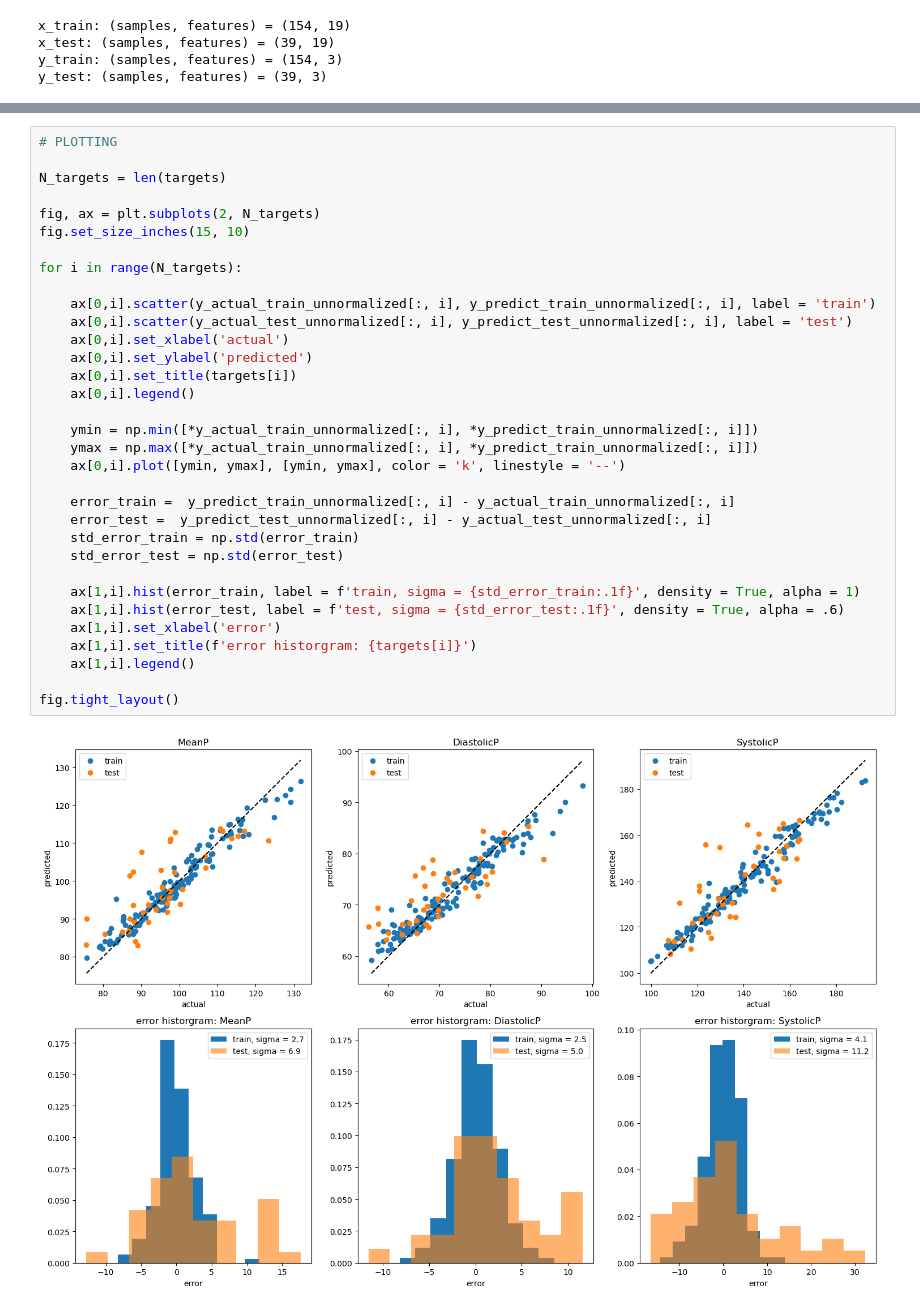
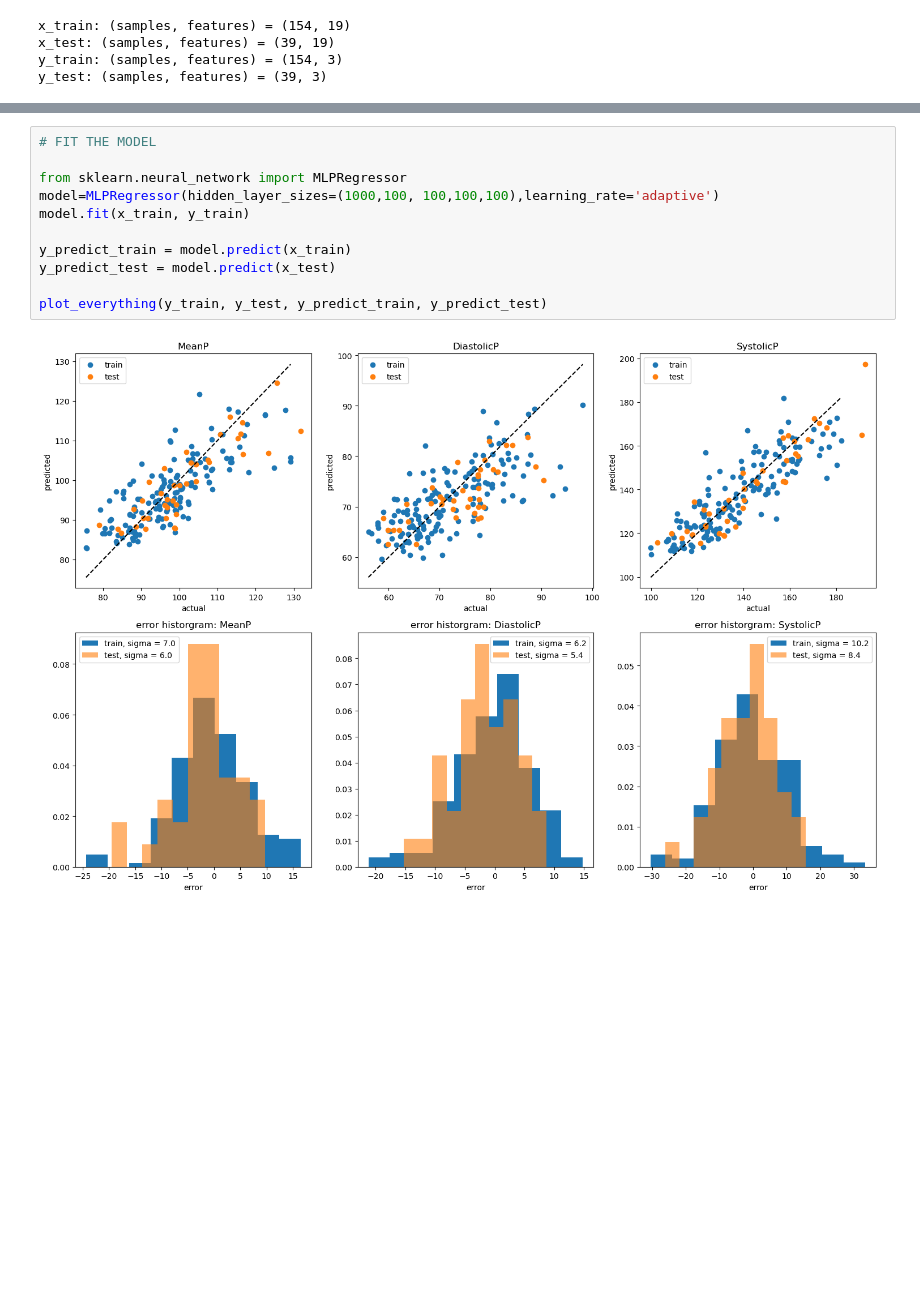
Before and after one commit to Shroff20/SP_DP_Prediction, a Jupyter notebook: code/demo_fit.ipynb, the cells around one changed output, grey strips where cells are left out. Saved outputs shown, nothing was run; the diff lists cells and outputs as text; blank space fills up the shorter version.

```diff
--- a/code/demo_fit.ipynb
+++ b/code/demo_fit.ipynb
@@ -118,35 +163,13 @@ y_actual_test_unnormalized = scaler_targets.inverse_transform(y_test)
-# %%
-# PLOTTING
-
-N_targets = len(targets)
-
-fig, ax = plt.subplots(2, N_targets)
-fig.set_size_inches(15, 10)
-
-for i in range(N_targets):
-
-    ax[0,i].scatter(y_actual_train_unnormalized[:, i], y_predict_train_unnormalized[:, i], label = 'train')
-    ax[0,i].scatter(y_actual_test_unnormalized[:, i], y_predict_test_unnormalized[:, i], label = 'test')
-    ax[0,i].set_xlabel('actual')
-    ax[0,i].set_ylabel('predicted')
-    ax[0,i].set_title(targets[i])
-    ax[0,i].legend()
-
-    ymin = np.min([*y_actual_train_unnormalized[:, i], *y_predict_train_unnormalized[:, i]])
-    ymax = np.max([*y_actual_train_unnormalized[:, i], *y_predict_train_unnormalized[:, i]])
-    ax[0,i].plot([ymin, ymax], [ymin, ymax], color = 'k', linestyle = '--')
-
-    error_train =  y_predict_train_unnormalized[:, i] - y_actual_train_unnormalized[:, i]
-    error_test =  y_predict_test_unnormalized[:, i] - y_actual_test_unnormalized[:, i]
-    std_error_train = np.std(error_train)
-    std_error_test = np.std(error_test)
-
-    ax[1,i].hist(error_train, label = f'train, sigma = {std_error_train:.1f}', density = True, alpha = 1)
-    ax[1,i].hist(error_test, label = f'test, sigma = {std_error_test:.1f}', density = True, alpha = .6)
-    ax[1,i].set_xlabel('error')
-    ax[1,i].set_title(f'error historgram: {targets[i]}')
-    ax[1,i].legend()
-
-fig.tight_layout()
-# %% [output]
-[figure, removed]
+# %%
+# FIT THE MODEL
+
+from sklearn.neural_network import MLPRegressor
+model=MLPRegressor(hidden_layer_sizes=(1000,100, 100,100,100),learning_rate='adaptive')
+model.fit(x_train, y_train)
+
+y_predict_train = model.predict(x_train)
+y_predict_test = model.predict(x_test)
+
+plot_everything(y_train, y_test, y_predict_train, y_predict_test)
+# %% [output]
+[figure, added]
```
Also changed, not shown: parts of 5 cells of this notebook.
